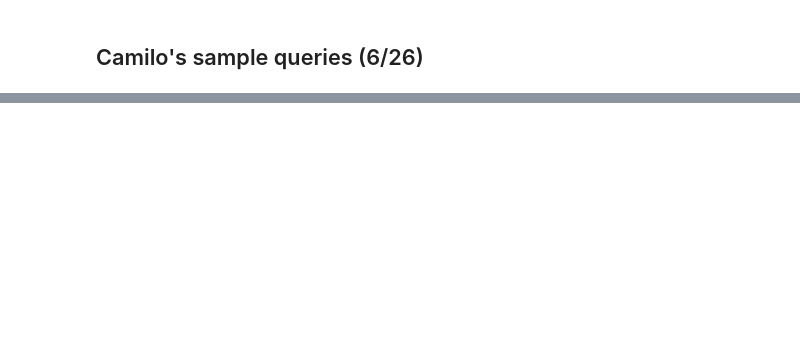
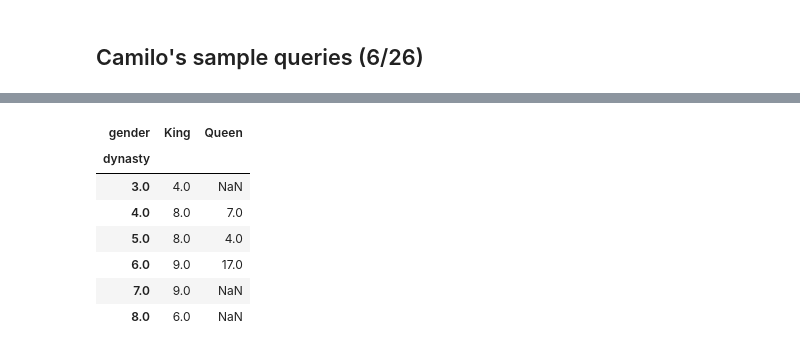
Before and after one commit to brown-ccv/egyptology-viz, a Jupyter notebook: Notebooks/exploration.ipynb, the cells around one changed output, grey strips where cells are left out. Saved outputs shown, nothing was run; the diff lists cells and outputs as text; code cells hidden in the pictures; blank space fills up the shorter version.

```diff
--- a/Notebooks/exploration.ipynb
+++ b/Notebooks/exploration.ipynb
@@ -104,0 +56,14 @@ dynasty_casing
+# %%
+# See the distribution of pyramids between genders among the dynasties
+
+dynasty_pyramids = df.groupby('dynasty')['gender'].value_counts().unstack()
+dynasty_pyramids
+# %% [output]
+| gender | King | Queen |
+| dynasty |  |  |
+| 3.0 | 4.0 | NaN |
+| 4.0 | 8.0 | 7.0 |
+| 5.0 | 8.0 | 4.0 |
+| 6.0 | 9.0 | 17.0 |
+| 7.0 | 9.0 | NaN |
+| 8.0 | 6.0 | NaN |
```
Also changed, not shown: parts of 9 cells of this notebook.
